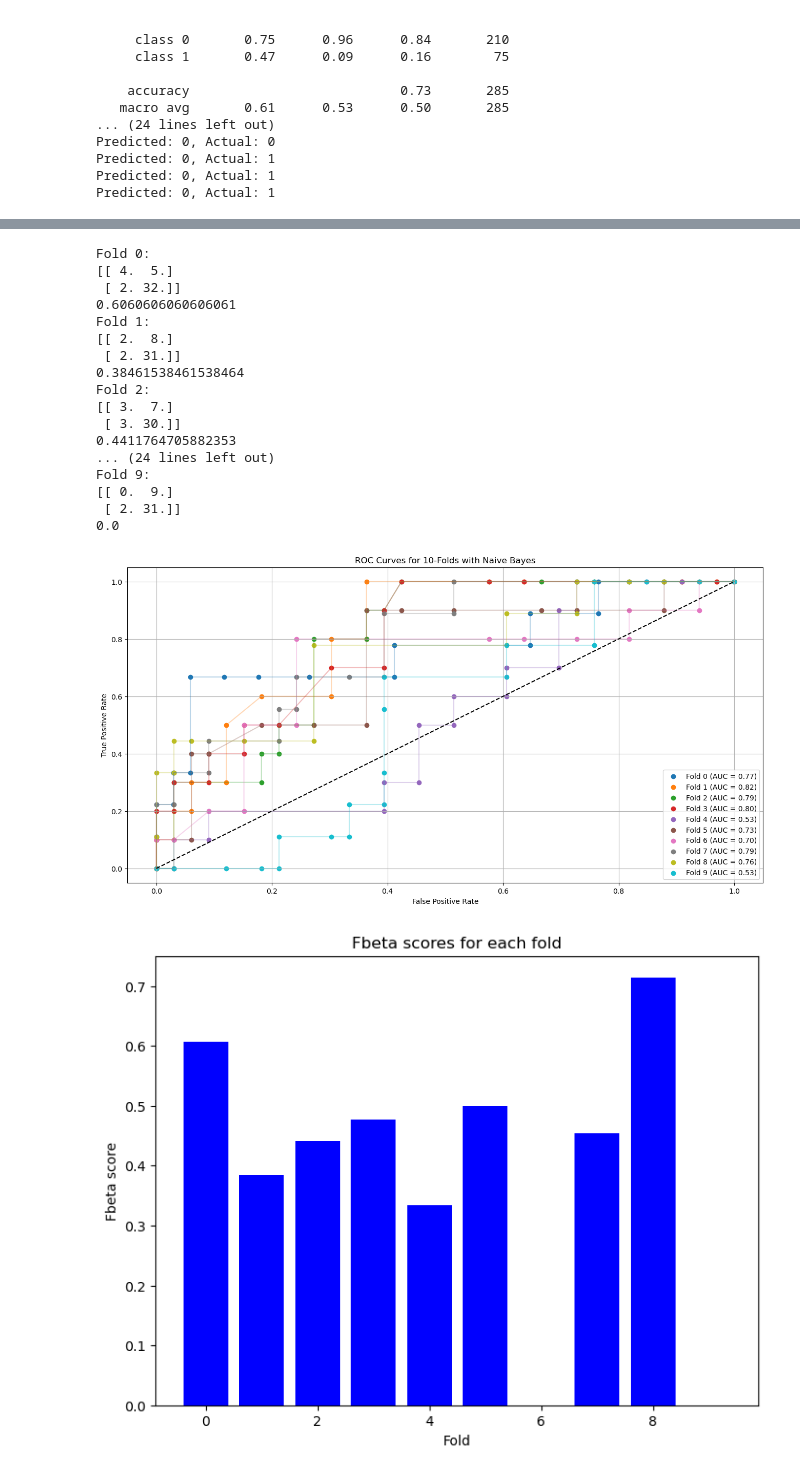
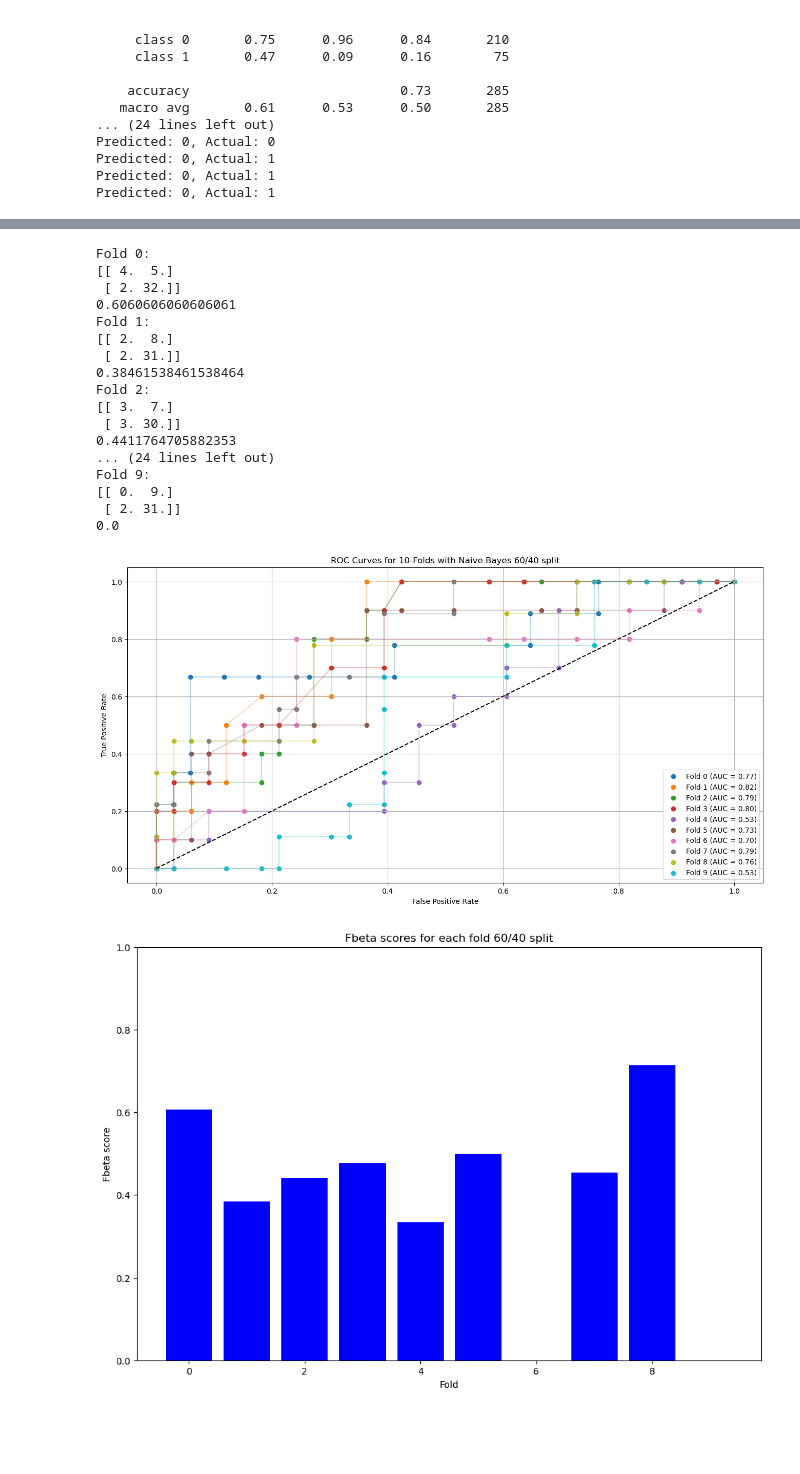
Before and after one commit to Nuraly1503/Data-Analytics, a Jupyter notebook: DA03/3-1.ipynb, the cells around one changed output, grey strips where cells are left out. Cells and saved outputs as stored; diff of their text form; code cells hidden in the pictures; blank space fills up the shorter version.

```diff
--- a/DA03/3-1.ipynb
+++ b/DA03/3-1.ipynb
@@ -734,40 +724,41 @@ for i, (train_index, val_index) in enumerate(skf.split(X_train_40, y_train_40)):
 
 # ROC plot
 plt.plot([0, 1], [0, 1], 'k--')
-plt.title('ROC Curves for 10-Folds with Naive Bayes')
+plt.title('ROC Curves for 10-Folds with Naive Bayes 60/40 split')
 plt.xlabel('False Positive Rate')
 plt.ylabel('True Positive Rate')
 plt.legend()
 plt.grid(True)
 plt.show()
 
 # FBETA- score plot
-plt.figure(figsize=(8, 6))
+plt.figure(figsize=(12, 8))
 plt.bar(range(len(fbeta_scores_fold)), fbeta_scores_fold, color='blue')
-plt.title('Fbeta scores for each fold')
+plt.title('Fbeta scores for each fold 60/40 split')
 plt.xlabel('Fold')
 plt.ylabel('Fbeta score')
+plt.ylim(0, 1)
 plt.show()
 # %% [output]
 Fold 0:
 [[ 4.  5.]
  [ 2. 32.]]
 0.6060606060606061
 Fold 1:
 [[ 2.  8.]
  [ 2. 31.]]
 0.38461538461538464
 Fold 2:
 [[ 3.  7.]
  [ 3. 30.]]
 0.4411764705882353
 ... (24 lines left out)
 Fold 9:
 [[ 0.  9.]
  [ 2. 31.]]
 0.0
-[figure, old version]
+[figure, new version]
-[figure, old version]
+[figure, new version]
 # %%
 fbeta_comparison_fold = [fbeta_score_naive_imbalance, fbeta_scores_fold[8]]
 labels = ["not using cross-validation", "using cross-validation"]
```
Also changed, not shown: parts of 6 cells of this notebook.
